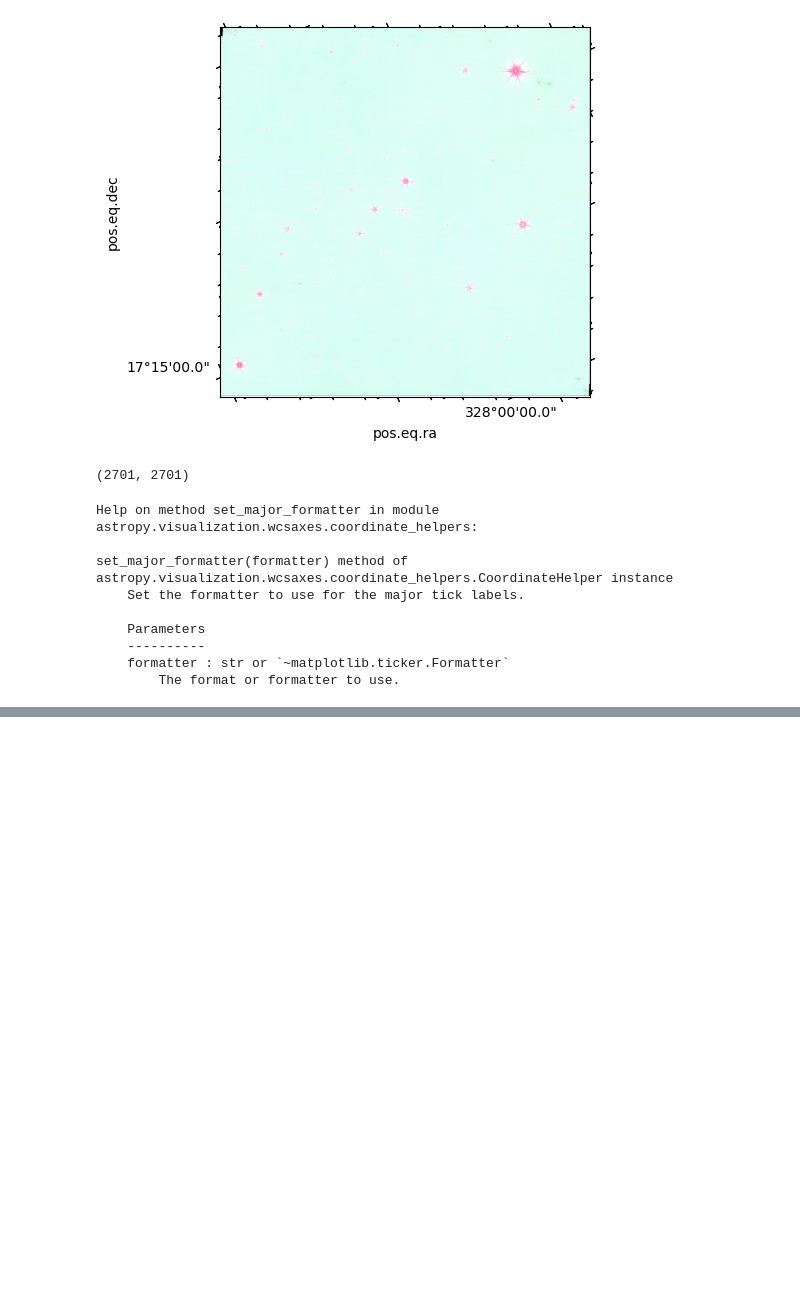
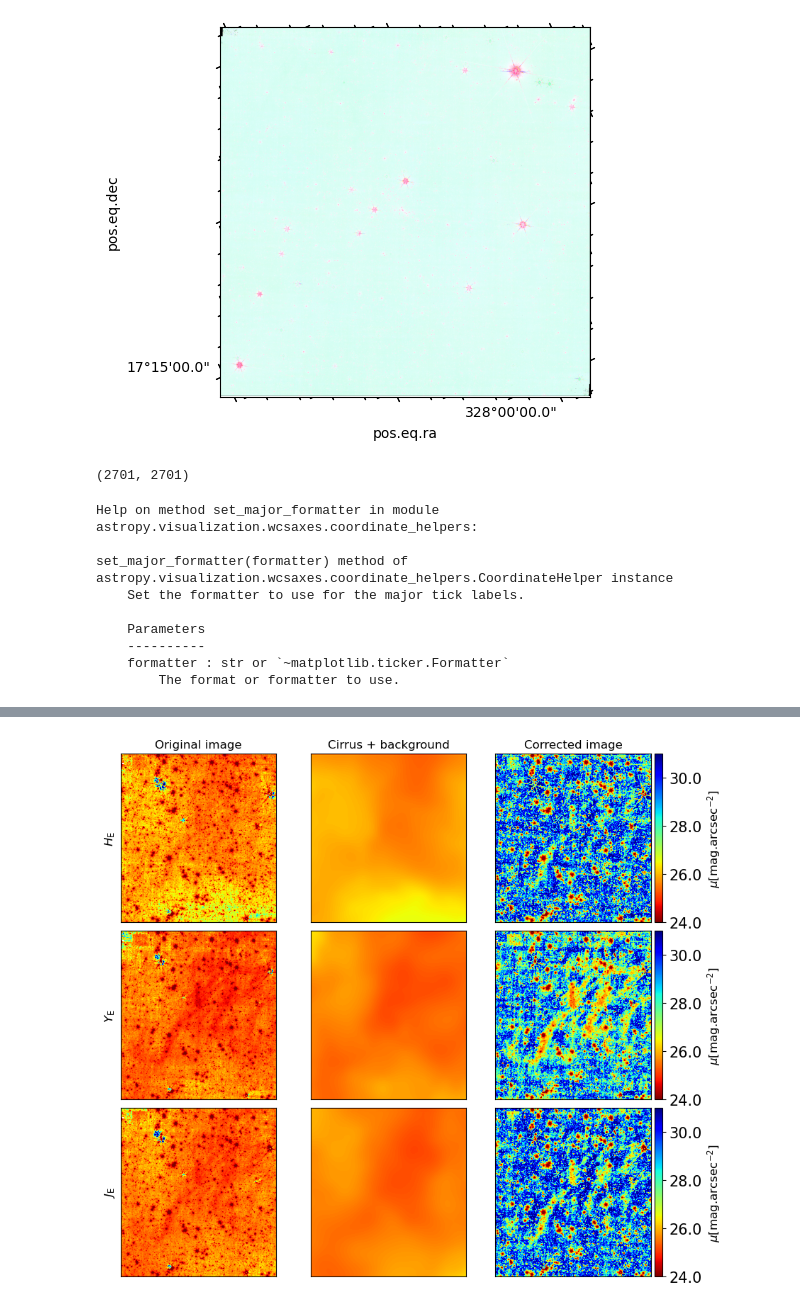
Before and after one commit to aellien/Euclid_ERO, a Jupyter notebook: plot_ERO_A2390.ipynb, the cells around one changed output, grey strips where cells are left out. Cells and saved outputs as stored; diff of their text form; code cells hidden in the pictures; blank space fills up the shorter version.

```diff
--- a/plot_ERO_A2390.ipynb
+++ b/plot_ERO_A2390.ipynb
@@ -254,3 +269,84 @@ set_major_formatter(formatter) method of astropy.visualization.wcsaxes.coordinat
     ----------
     formatter : str or `~matplotlib.ticker.Formatter`
         The format or formatter to use.
+# %%
+# Plot oim / cirim / clean in MAG
+fig, ax = plt.subplots(3, 3, figsize = (9,8))
+cmap = plt.cm.jet_r
+
+for i, filt in enumerate(filters):
+
+    hdu = fits.open(os.path.join(path_wavelets, 'Euclid-NISP-%s-ERO-Abell2390-LSB.DR3.rot.crop.warp.input.synth.cirrus_res_altpass2.fits'%filt))
+    #oim = fits.getdata(os.path.join(path_data, 'Euclid-NISP-%s-ERO-Abell2390-LSB.DR3.rot.crop.warp.input.fits'%filt))
+    #cirim = fits.getdata(os.path.join(path_wavelets, 'Euclid-NISP-%s-ERO-Abell2390-LSB.DR3.rot.crop.warp.input.synth.cirrus_res_altpass2.fits'%filt))
+    #clean = oim - cirim
+    #hdu = fits.open(nfp)
+    oim = hdu[1].data
+    clean = hdu[2].data
+    cirim = hdu[3].data
+
+    hduo, hdu_oim, hdu_clean, hdu_cirim, hdu_derim, hdu_recim, hdu_res = fits.open(os.path.join(path_wavelets, 'Final_output_JGM_Abellfinal_psf_sub_%sv1_vC1_v21.rot.crop.warp.input.synth.cirrus_lvl5.fits'%filt))
+    print(os.path.join(path_wavelets, 'Final_output_JGM_Abellfinal_psf_sub_%sv1_vC1_v2?.rot.crop.warp.input.synth.cirrus_lvl5.fits'%filt))
+    res = hdu_res.data
+
+    noise_pixels, val_max_res = dawis.sample_noise(res[:, 1800:], n_sigmas = 3, bins = 300)
+    noise_pixels, val_max_oim = dawis.sample_noise(oim[:, 1800:], n_sigmas = 3, bins = 300)
+
+    print(val_max_res, val_max_oim)
+    low_lim = pix_scale**2 * 10**( ( 31 - ZP ) / -2.5 )
+    print(low_lim)
+
+    mag_oim = np.copy(oim - val_max_res)
+    mag_oim[mag_oim <= low_lim] = low_lim
+    mag_oim = - 2.5 * np.log10(mag_oim / pix_scale**2) + ZP
+    mag_oim[mag_oim < 24] = 24
+
+    mag_cirim = np.copy(cirim - val_max_res)
+    mag_cirim[mag_cirim <= low_lim] = low_lim
+    mag_cirim = - 2.5 * np.log10(mag_cirim / pix_scale**2) + ZP
+    mag_cirim[mag_cirim < 24] = 24
+
+    mag_clean = np.copy(clean)
+    mag_clean[mag_clean <= low_lim] = low_lim
+    mag_clean = - 2.5 * np.log10(mag_clean / pix_scale**2) + ZP
+    mag_clean[mag_clean < 24] = 24
+
+    ax[i][0].imshow(mag_oim[1600:,100:700], norm = ImageNormalize( mag_oim, interval = MinMaxInterval(), \
+                                stretch = LinearStretch()), cmap = cmap, origin = 'lower')
+    ax[i][0].get_xaxis().set_ticks([])
+    ax[i][0].get_yaxis().set_ticks([])
+
+    ax[i][1].imshow(mag_cirim[1600:,100:700], norm = ImageNormalize( mag_oim, interval = MinMaxInterval(), \
+                                stretch = LinearStretch()), cmap = cmap, origin = 'lower')
+    ax[i][1].get_xaxis().set_ticks([])
+    ax[i][1].get_yaxis().set_ticks([])
+
+    poim = ax[i][2].imshow(mag_clean[1600:,100:700], norm = ImageNormalize( mag_oim, interval = MinMaxInterval(), \
+                                stretch = LinearStretch()), cmap = cmap, origin = 'lower')
+    ax[i][2].get_xaxis().set_ticks([])
+    ax[i][2].get_yaxis().set_ticks([])
+
+    divider = make_axes_locatable(ax[i][2])
+    cax = divider.append_axes("right", size="5%", pad=0.05)
+    caxre = fig.colorbar( poim, cax = cax, \
+                                cmap = cmap, \
+                                orientation = 'vertical', \
+                                format = '%2.1f',\
+                                pad = 0,\
+                                shrink = 1.0,\
+                                ticklocation = 'right' )
+    caxre.ax.tick_params(labelsize = 15)
+    cax.set_ylabel(r'$\mu$[mag.arcsec$^{-2}$]', fontsize = 12)
+
+ax[0][0].set_ylabel(r'$H_{\mathrm{E}}$', fontsize = 12)
+ax[1][0].set_ylabel(r'$Y_{\mathrm{E}}$', fontsize = 12)
+ax[2][0].set_ylabel(r'$J_{\mathrm{E}}$', fontsize = 12)
+ax[0][0].set_title('Original image', fontsize = 12)
+ax[0][1].set_title('Cirrus + background', fontsize = 12)
+ax[0][2].set_title('Corrected image', fontsize = 12)
+
+plt.tight_layout()
+plt.subplots_adjust(left= None, bottom = None, right = None, top = None, wspace = 0.05, hspace = 0.05)
+plt.savefig(os.path.join(path_plots, 'cirrus_clean_v3.png'), format = 'png')
+plt.show()
+# %% [output]
@@ -256,0 +368 @@ set_major_formatter(formatter) method of astropy.visualization.wcsaxes.coordinat
+[figure, added]
```
Also changed, not shown: parts of 3 cells of this notebook, 3 other files.
